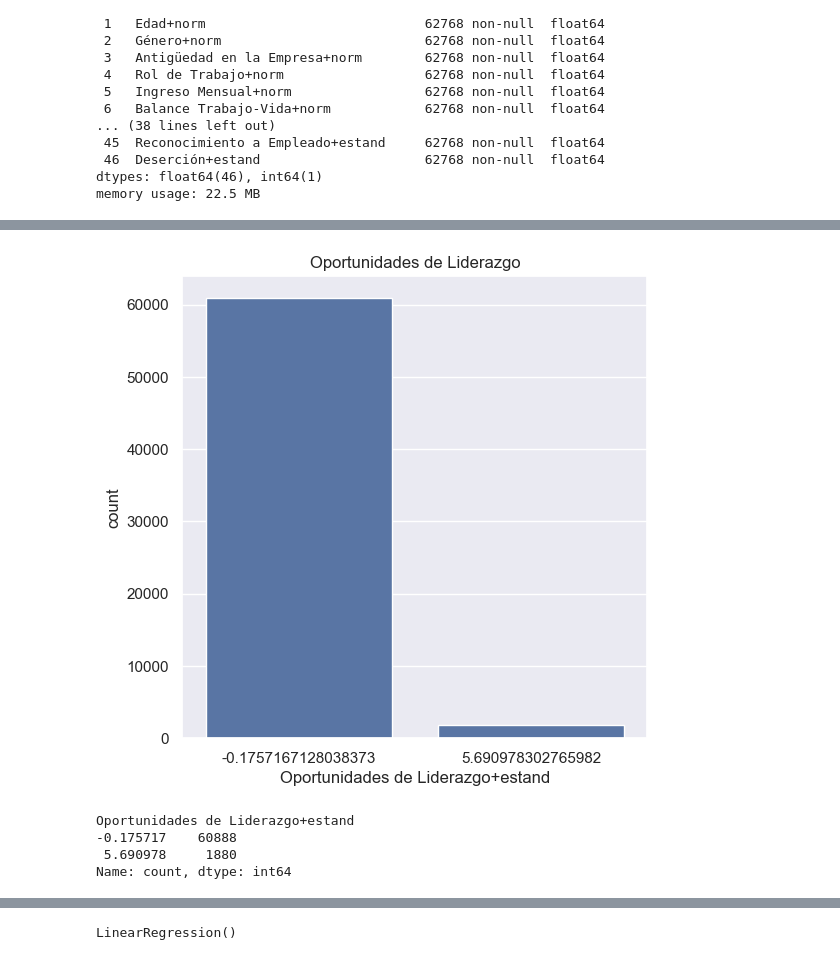
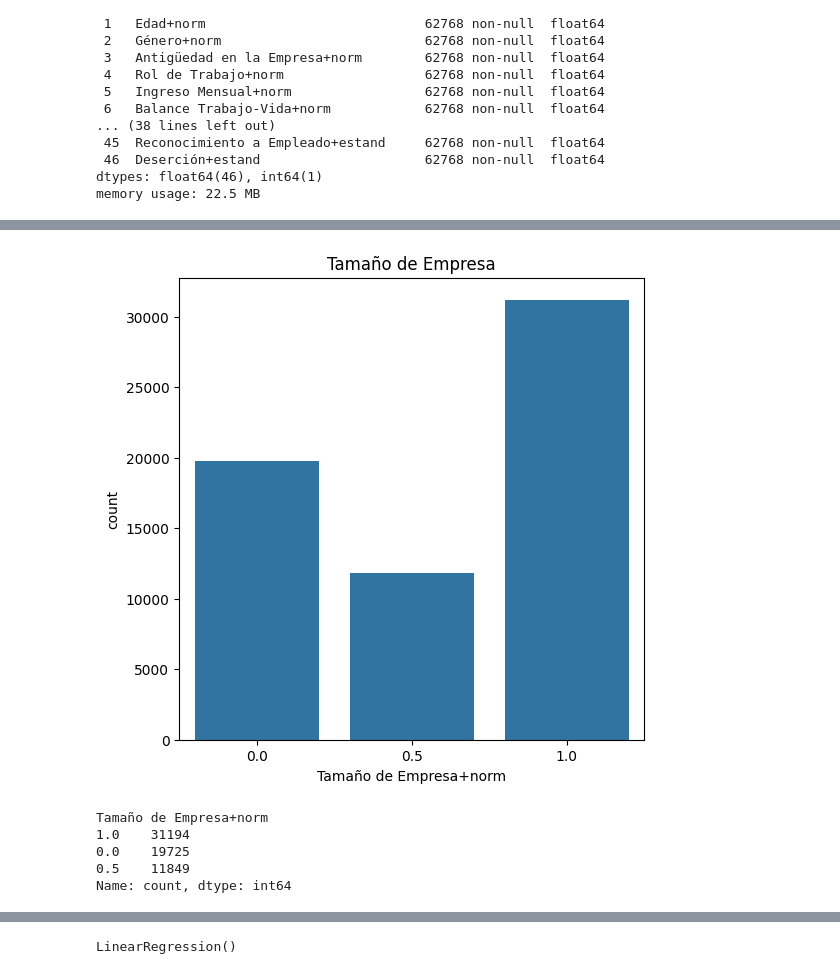
Before and after one commit to equipoPI/EDADesersionEmpleados, a Jupyter notebook: ComparativaAlgoritmos.ipynb, the cells around one changed output, grey strips where cells are left out. Drawn from its saved outputs; the diff is of its cells as text; code cells hidden in the pictures.

```diff
--- a/ComparativaAlgoritmos.ipynb
+++ b/ComparativaAlgoritmos.ipynb
@@ -35,6 +31,0 @@ memory usage: 22.5 MB
-# %%
-sns.set_theme()
-plt.figure(figsize=(6,6))
-sns.displot(df['Antigüedad en la Empresa+estand'])
-plt.title('Antigüedad en la Empresa')
-plt.show()
@@ -57,13 +73,14 @@ Satisfacción del Trabajo+estand
 Name: count, dtype: int64
 # %%
 plt.figure(figsize=(6,6))
-sns.countplot(x='Oportunidades de Liderazgo+estand', data=df)
-plt.title('Oportunidades de Liderazgo')
+sns.countplot(x='Tamaño de Empresa+norm', data=df)
+plt.title('Tamaño de Empresa')
 plt.show()
-df['Oportunidades de Liderazgo+estand'].value_counts()
+df['Tamaño de Empresa+norm'].value_counts()
 # %% [output]
-[figure, old version]
+[figure, new version]
-Oportunidades de Liderazgo+estand
--0.175717    60888
- 5.690978     1880
+Tamaño de Empresa+norm
+1.0    31194
+0.0    19725
+0.5    11849
 Name: count, dtype: int64
```
Also changed, not shown: parts of 32 cells of this notebook.
